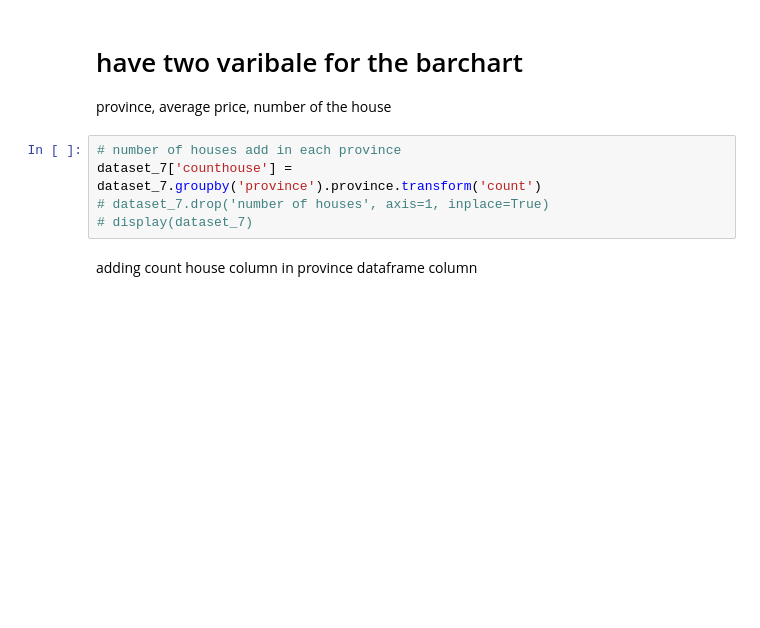
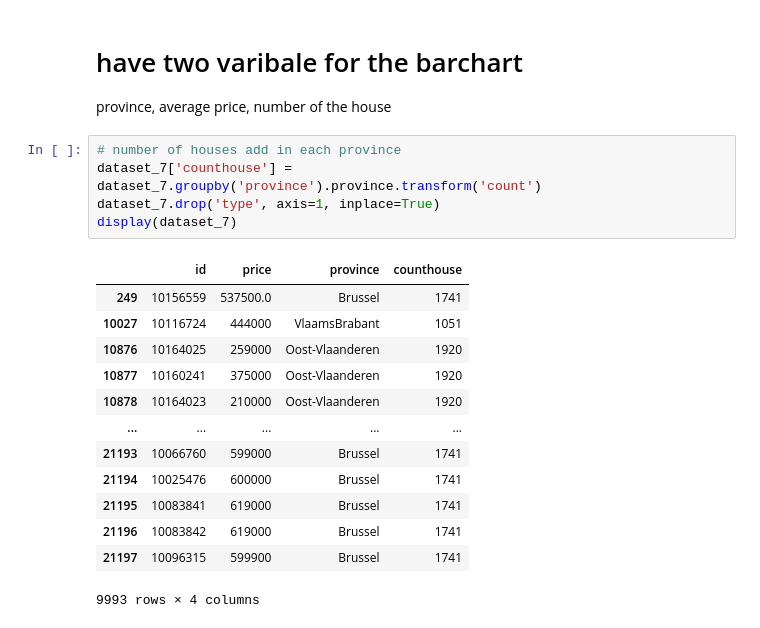
Before and after one commit to duckduckyaya/real-estate-price-prediction, a Jupyter notebook: data-acquisition/cleaning-data.ipynb, the cells around one changed output. Cells and saved outputs as stored; diff of their text form; blank space fills up the shorter version.

```diff
--- a/data-acquisition/cleaning-data.ipynb
+++ b/data-acquisition/cleaning-data.ipynb
@@ -220,7 +233,19 @@ province, average price, number of the house
 # %%
 # number of houses add in each province
 dataset_7['counthouse'] = dataset_7.groupby('province').province.transform('count')
-# dataset_7.drop('number of houses', axis=1, inplace=True)
-# display(dataset_7)
+dataset_7.drop('type', axis=1, inplace=True)
+display(dataset_7)
+# %% [output]
+|  | id | price | province | counthouse |
+| 249 | 10156559 | 537500.0 | Brussel | 1741 |
+| 10027 | 10116724 | 444000 | VlaamsBrabant | 1051 |
+| 10876 | 10164025 | 259000 | Oost-Vlaanderen | 1920 |
+| 10877 | 10160241 | 375000 | Oost-Vlaanderen | 1920 |
+| 10878 | 10164023 | 210000 | Oost-Vlaanderen | 1920 |
+| ... | ... | ... | ... | ... |
+| 21193 | 10066760 | 599000 | Brussel | 1741 |
+| 21194 | 10025476 | 600000 | Brussel | 1741 |
+| 21195 | 10083841 | 619000 | Brussel | 1741 |
+| 21196 | 10083842 | 619000 | Brussel | 1741 |
+| 21197 | 10096315 | 599900 | Brussel | 1741 |
+9993 rows × 4 columns
-# %% [markdown]
-adding count house column in province dataframe column
```
Also changed, not shown: parts of 5 cells of this notebook.
